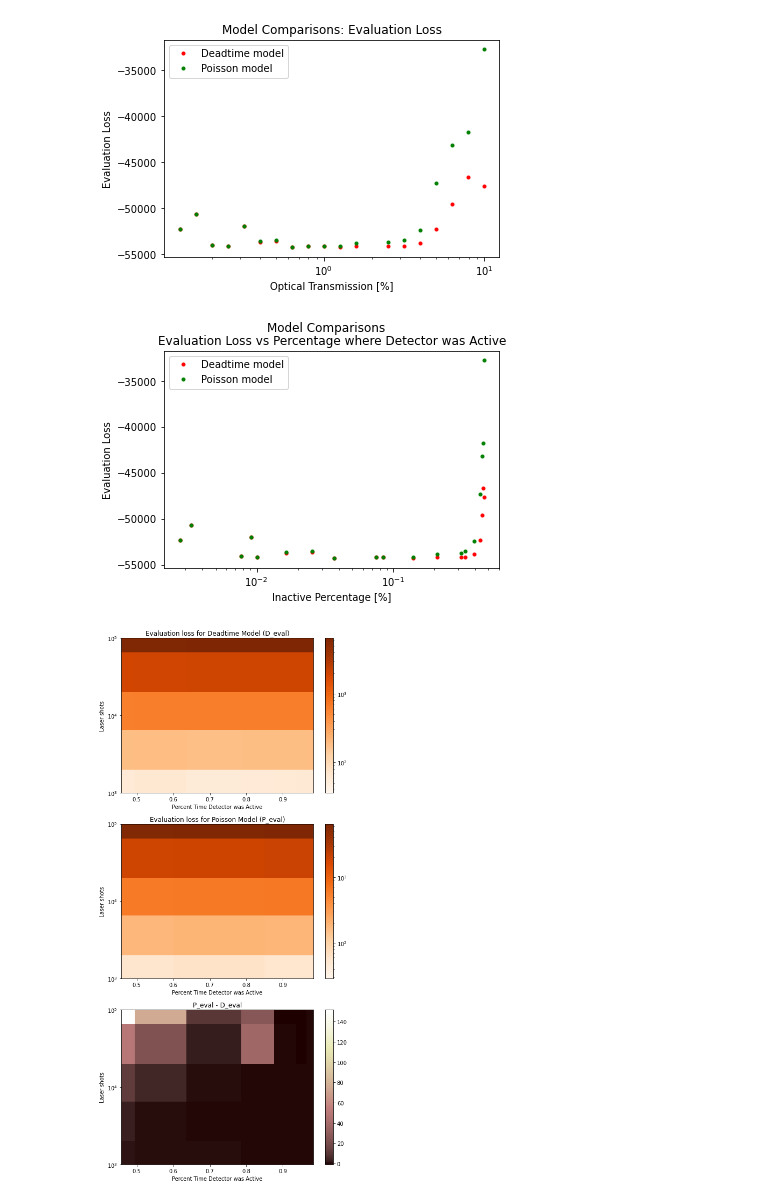
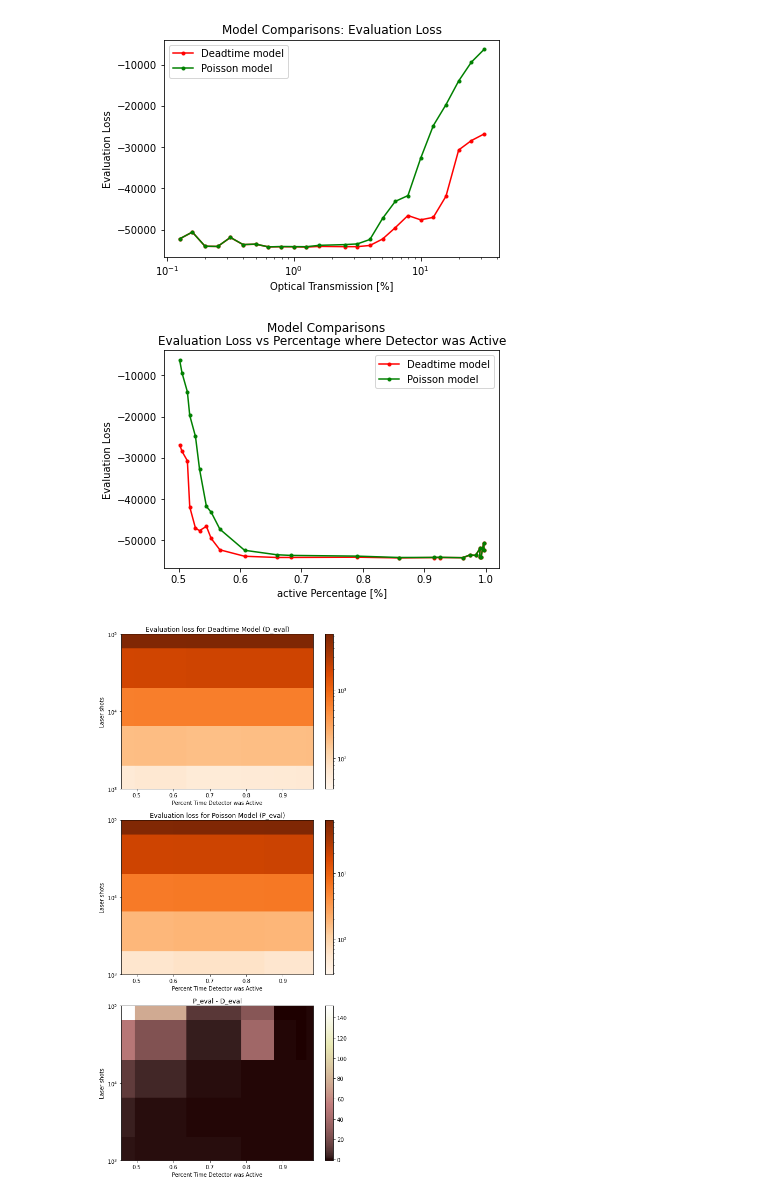
Before and after one commit to gkirchhoff32/ARSENL_backscatter_experiments, a Jupyter notebook: scripts/plot_eval_loss.ipynb, the cells around one changed output. Cells and saved outputs as stored; diff of their text form; code cells hidden in the pictures.

```diff
--- a/scripts/plot_eval_loss.ipynb
+++ b/scripts/plot_eval_loss.ipynb
@@ -5,7 +5,7 @@ import pandas as pd
 import os
 import numpy as np
 # %%
-load_dir = r'C:\Users\Grant\OneDrive - UCB-O365\ARSENL\Experiments\Deadtime_Experiments\Figures\evaluation_loss'
+load_dir = r'C:\Users\jason\OneDrive - UCB-O365\ARSENL\Experiments\Deadtime_Experiments\Figures\evaluation_loss'
 df_dtime = pd.read_csv(load_dir + r'/eval_loss_dtimeTrue_order4-14_shots1E+03.csv')
 df_pois = pd.read_csv(load_dir + r'/eval_loss_dtimeFalse_order4-14_shots1E+03.csv')
 OD = df_dtime['OD'][:-1]
@@ -15,10 +15,10 @@ percent_active = df_dtime['Average %-age where Detector was Active'].dropna()
 optimal_C = df_dtime['Optimal Scaling Factor'].dropna()
 OD_C = df_dtime['Hypothetical Scaling Factor'][:-1]
 # %%
-OD = OD[5:]
-eval_loss_dtime = eval_loss_dtime[5:]
-eval_loss_pois = eval_loss_pois[5:]
-percent_active = percent_active[5:]
+OD = OD[3:]
+eval_loss_dtime = eval_loss_dtime[3:]
+eval_loss_pois = eval_loss_pois[3:]
+percent_active = percent_active[3:]
 # %%
 # Plot Eval Loss vs OD
 
@@ -29,8 +29,8 @@ fig = plt.figure()
 ax = fig.add_subplot(111)
 # ax.plot(OD, eval_loss_dtime, 'r.', label='Deadtime model')
 # ax.plot(OD, eval_loss_pois, 'g.', label='Poisson model')
-ax.plot(transmit_factor*100, eval_loss_dtime, 'r.', label='Deadtime model')
-ax.plot(transmit_factor*100, eval_loss_pois, 'g.', label='Poisson model')
+ax.plot(transmit_factor*100, eval_loss_dtime, 'r.-', label='Deadtime model')
+ax.plot(transmit_factor*100, eval_loss_pois, 'g.-', label='Poisson model')
 # ax.set_xlabel('OD')
 ax.set_xlabel('Optical Transmission [%]')
 ax.set_ylabel('Evaluation Loss')
@@ -41,23 +41,23 @@ plt.xscale('log')
 plt.legend()
 plt.show()
 # %% [output]
-[figure, old version]
+[figure, new version]
 # %%
 # Plot Eval Loss vs Average Active-Detector Percentage
 
 fig = plt.figure()
 ax = fig.add_subplot(111)
-ax.plot(1-percent_active, eval_loss_dtime, 'r.', label='Deadtime model')
-ax.plot(1-percent_active, eval_loss_pois, 'g.', label='Poisson model')
-ax.set_xlabel('Inactive Percentage [%]')
+ax.plot(percent_active, eval_loss_dtime, 'r.-', label='Deadtime model')
+ax.plot(percent_active, eval_loss_pois, 'g.-', label='Poisson model')
+ax.set_xlabel('active Percentage [%]')
 ax.set_ylabel('Evaluation Loss')
-plt.xscale('log')
+# plt.xscale('log')
 plt.suptitle('Model Comparisons')
 plt.title('Evaluation Loss vs Percentage where Detector was Active')
 plt.legend()
 plt.show()
 # %% [output]
-[figure, old version]
+[figure, new version]
 # %%
 from matplotlib.colors import LogNorm
 
```
Also changed, not shown: 1 other file.
